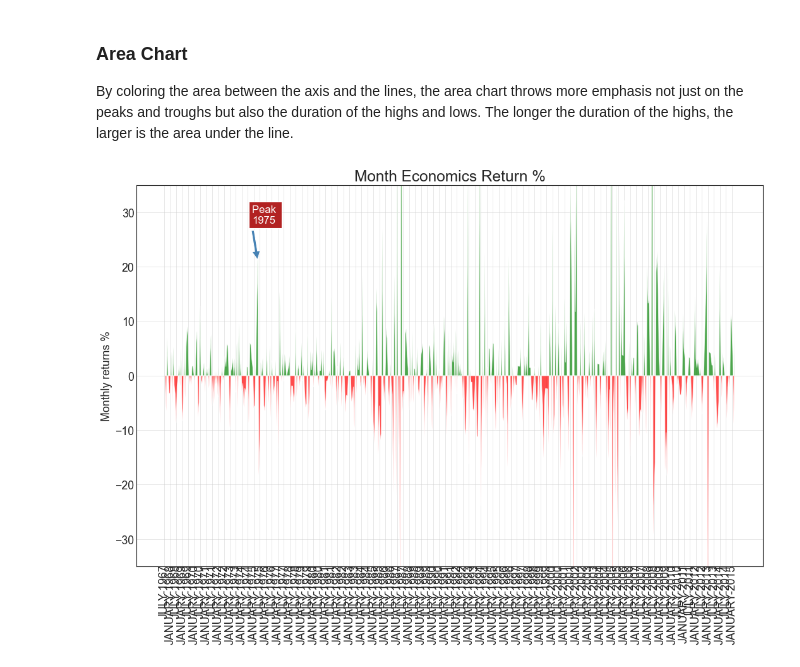
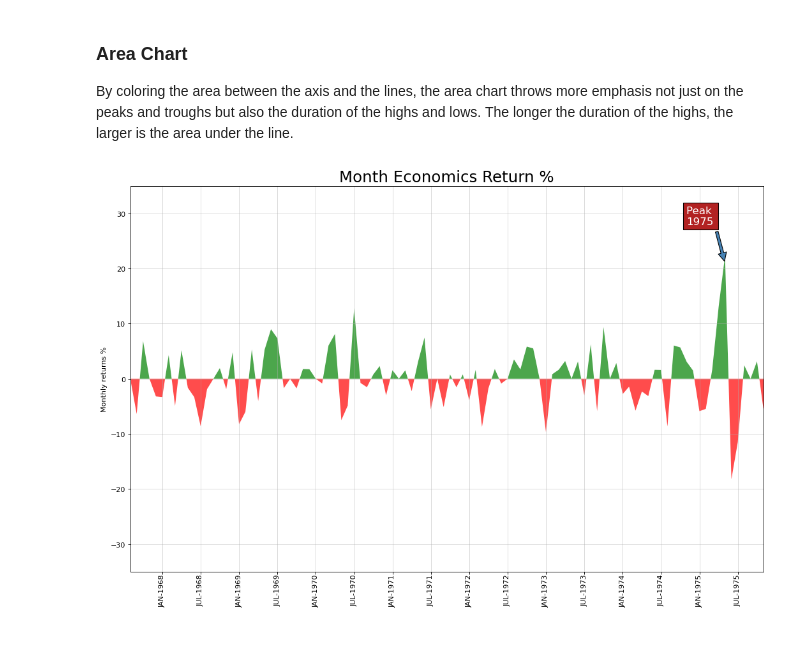
Before and after one commit to gitony0101/X4DS, a Jupyter notebook: evan/snsmpl.ipynb, the cells around one changed output. Drawn from its saved outputs; the diff is of its cells as text; code cells hidden in the pictures; blank space fills up the shorter version.

```diff
--- a/evan/snsmpl.ipynb
+++ b/evan/snsmpl.ipynb
@@ -654,38 +549,43 @@ By coloring the area between the axis and the lines, the area chart throws more
 df = pd.read_csv('../data/economics.csv')
 # df.head()
 
 x = np.arange(df.shape[0])  # 创造一个和数据相同长度的序列
 y_returns = (df.psavert.diff().fillna(0)/df.psavert.shift(1)).fillna(0) * 100
 # y_returns 获取所需要的数据
 
 
 # Plot
 plt.figure(figsize=(16,10), dpi= 80)
-plt.fill_between(x[1:], y_returns[1:], 0, where=y_returns[1:] >= 0, facecolor='green', interpolate=True, alpha=0.7)
-plt.fill_between(x[1:], y_returns[1:], 0, where=y_returns[1:] <= 0, facecolor='red', interpolate=True, alpha=0.7)
+plt.fill_between(x[1:], y_returns[1:], 0,
+                 where=y_returns[1:] >= 0, facecolor='green',
+                 interpolate=True, alpha=0.7)
+plt.fill_between(x[1:], y_returns[1:], 0,
+                 where=y_returns[1:] <= 0, facecolor='red',
+                 interpolate=True, alpha=0.7)
 
 # Annotate
 plt.annotate('Peak \n1975', xy=(94.0, 21.0), xytext=(88.0, 28),
              bbox=dict(boxstyle='square', fc='firebrick'),
-             arrowprops=dict(facecolor='steelblue', shrink=0.05), fontsize=15, color='white')
+             arrowprops=dict(facecolor='steelblue', shrink=0.05),
+             fontsize=15, color='white')
 
 # Date transfer
 df['date'] = pd.to_datetime(df['date'])
 df['year'] = df['date'].dt.year
 df['month'] = df['date'].dt.month_name()
 
-
 # Decorations
-xtickvals = [str(m).upper()+"-"+str(y) for y,m in zip(df.year,df.month)]
+xtickvals = [str(m)[:3].upper()+"-"+str(y) for y,m in zip(df.year,df.month)]
 
 plt.gca().set_xticks(x[::6])
 plt.gca().set_xticklabels(xtickvals[::6], rotation=90,
-                          fontdict={'horizontalalignment': 'center', 'verticalalignment': 'center_baseline'})
+                          fontdict={'horizontalalignment': 'center',
+                                    'verticalalignment': 'center_baseline'})
 
 plt.ylim(-35,35)
-# plt.xlim(1,100)
+plt.xlim(1,100)
 plt.title("Month Economics Return %", fontsize=22)
 plt.ylabel('Monthly returns %')
 plt.grid(alpha=0.5)
 # %% [output]
-[figure, old version]
+[figure, new version]
```
Also changed, not shown: parts of 33 cells of this notebook.
